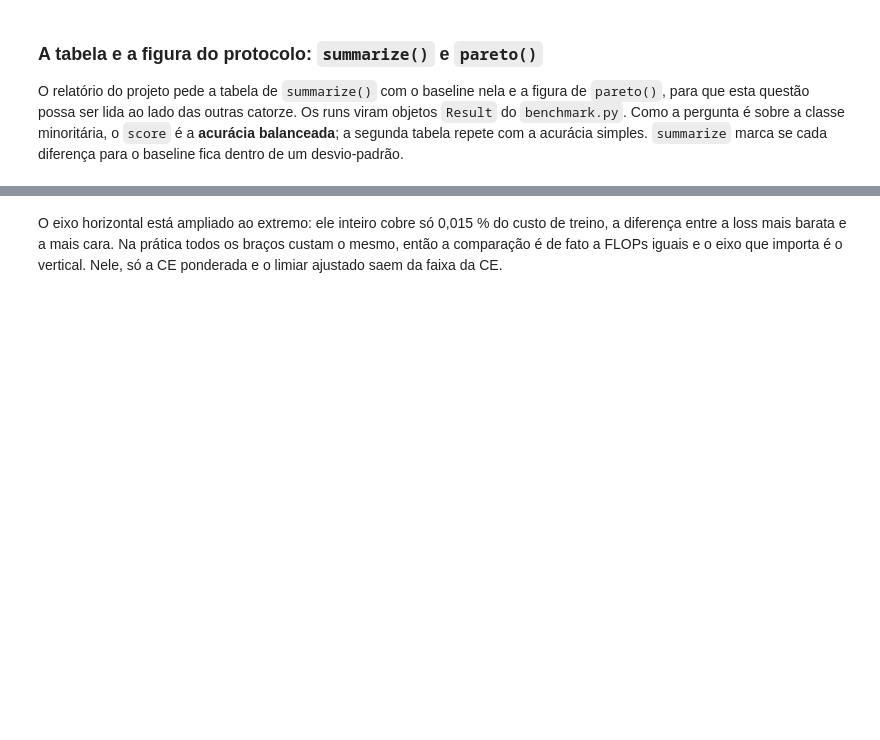
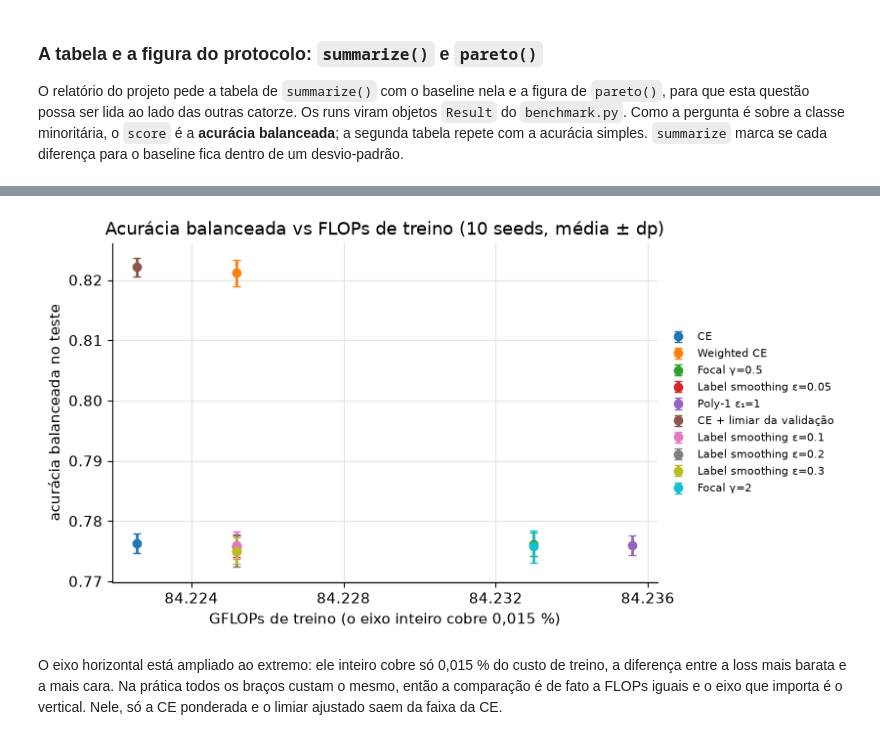
Before and after one commit to PedroViniciusMelo/BERT-cpu, a Jupyter notebook: experiments/loss_imbalance/q08_loss_imbalance.ipynb, the cells around one changed output, grey strips where cells are left out. Saved outputs shown, nothing was run; the diff lists cells and outputs as text; code cells hidden in the pictures; blank space fills up the shorter version.

```diff
--- a/experiments/loss_imbalance/q08_loss_imbalance.ipynb
+++ b/experiments/loss_imbalance/q08_loss_imbalance.ipynb
@@ -795,16 +821,16 @@ configs = [("ce", None),
            ("ls", selected["ls"]),
            ("poly1", selected["poly1"])]
 
-configs += [c for c in EXTRA_FINAL if c not in configs]
+configs += [config for config in EXTRA_FINAL if config not in configs]
 
 if USE_CACHE and (RESULTS / "final.json").exists():
     runs = json.loads((RESULTS / "final.json").read_text())["runs"]
     print(f"finais lidos de results/ ({len(runs)} runs)")
 else:
-    runs, t0 = [], time.time()
-    for k, (fam, p) in enumerate(configs):
-        for s in FINAL_SEEDS:
-            runs.append(run_one(fam, p, s, final=True))
-        print(f"[{k + 1:2d}/{len(configs)}] {label(fam, p):24s} {time.time() - t0:5.0f} s")
+    runs, start = [], time.time()
+    for number, (family, param) in enumerate(configs, start=1):
+        for seed in FINAL_SEEDS:
+            runs.append(run_one(family, param, seed, final=True))
+        print(f"[{number:2d}/{len(configs)}] {label(family, param):24s} {time.time() - start:5.0f} s")
     (RESULTS / "final.json").write_text(json.dumps({"selected": selected, "runs": runs}, indent=1))
 # %% [output]
@@ -890,18 +966,20 @@ objetos `Result` do `benchmark.py`. Como a pergunta é sobre a classe minoritár
 marca se cada diferença para o baseline fica dentro de um desvio-padrão.
 # %%
 def as_results(metric):
-    out = []
-    for n in MAIN + [THR] + EXTRA:
-        src = sorted([r for r in runs if r["name"] == ("CE" if n == THR else n)], key=lambda r: r["seed"])
-        for r, v in zip(src, vals(n, metric)):
-            out.append(Result(name=n, seed=r["seed"], score=float(v), train_flops=r["train_flops"],
-                              infer_flops=r["infer_flops"], seconds=r["seconds"],
-                              extra={"n_params": r["n_params"]}))
-    return out
+    """Converte os runs em objetos Result do benchmark, com score = a métrica pedida."""
+    results = []
+    for name in MAIN + [THRESHOLD_ARM] + EXTRA:
+        source_name = "CE" if name == THRESHOLD_ARM else name
+        rows = sorted([row for row in runs if row["name"] == source_name], key=lambda row: row["seed"])
+        for row, score in zip(rows, metric_values(name, metric)):
+            results.append(Result(name=name, seed=row["seed"], score=float(score),
+                                  train_flops=row["train_flops"], infer_flops=row["infer_flops"],
+                                  seconds=row["seconds"], extra={"n_params": row["n_params"]}))
+    return results
 
 
-res_bal = as_results("bal_acc")
+balanced_results = as_results("balanced_accuracy")
 print("score = acurácia balanceada no teste\n")
-print(summarize(res_bal, baseline="CE"))
+print(summarize(balanced_results, baseline="CE"))
 print("\n\nscore = acurácia no teste\n")
-print(summarize(as_results("acc"), baseline="CE"))
+print(summarize(as_results("accuracy"), baseline="CE"))
@@ -908,15 +1004,18 @@ print(summarize(as_results("acc"), baseline="CE"))
 # %%
-ax = pareto(res_bal, cost="train_flops", annotate=False,
+from matplotlib.ticker import FuncFormatter, MaxNLocator
+
+ax = pareto(balanced_results, cost="train_flops", annotate=False,
             title="Acurácia balanceada vs FLOPs de treino (10 seeds, média ± dp)")
-from matplotlib.ticker import FuncFormatter, MaxNLocator
 ax.set_xscale("linear")
 ax.xaxis.set_major_locator(MaxNLocator(4))
-ax.xaxis.set_major_formatter(FuncFormatter(lambda x, _: f"{x / 1e9:.3f}"))
+ax.xaxis.set_major_formatter(FuncFormatter(lambda flops, _: f"{flops / 1e9:.3f}"))
 ax.set_xlabel("GFLOPs de treino (o eixo inteiro cobre 0,015 %)")
 ax.set_ylabel("acurácia balanceada no teste")
 ax.legend(fontsize=8, frameon=False, loc="center left", bbox_to_anchor=(1.0, 0.5))
 ax.figure.savefig(FIGURES / "fig0_pareto_flops.png")
 plt.show()
+# %% [output]
+[figure, added]
 # %% [markdown]
 O eixo horizontal está ampliado ao extremo: ele inteiro cobre só 0,015 % do custo de
 treino, a diferença entre a loss mais barata e a mais cara. Na prática todos os braços custam
```
Also changed, not shown: parts of 30 cells of this notebook.
